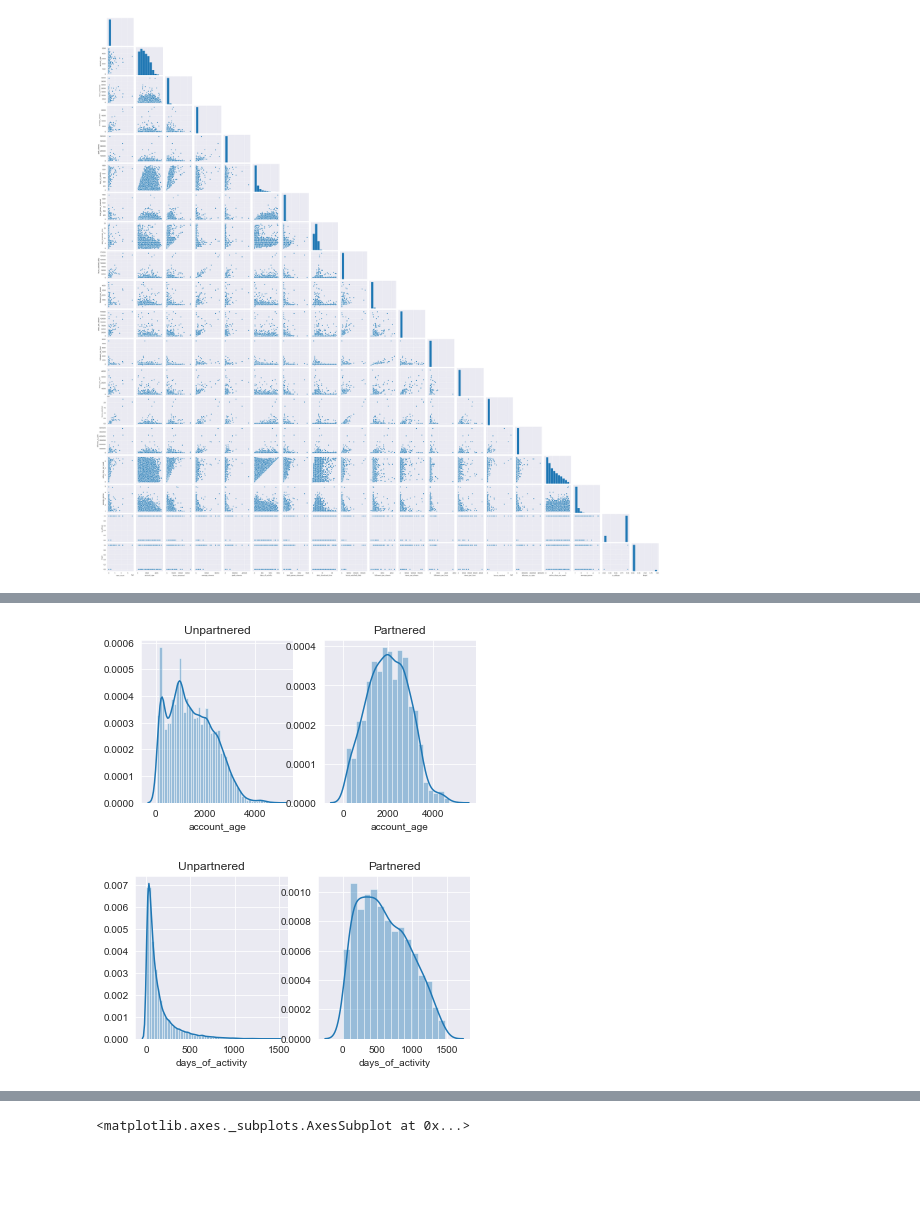
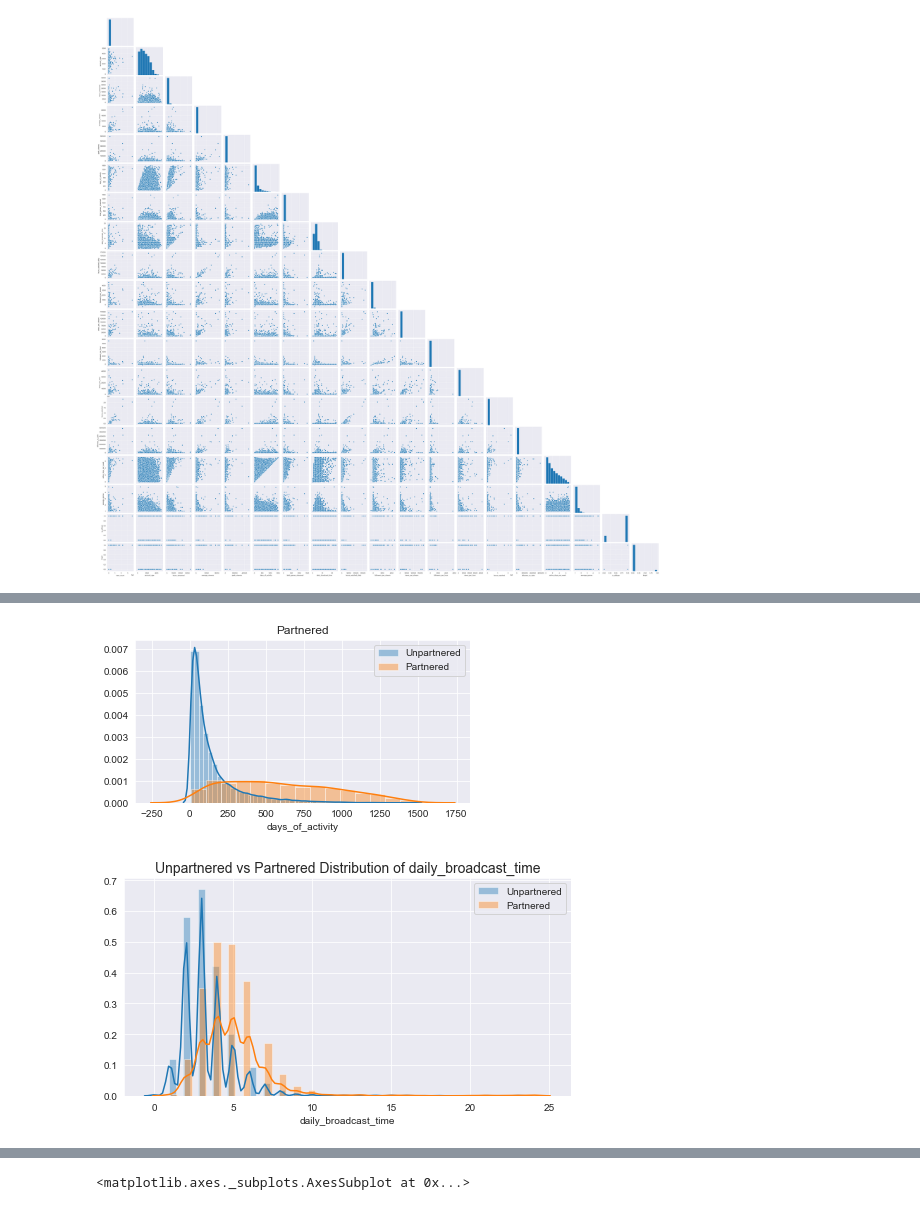
Before and after one commit to griffinhundley/streamer-analysis, a Jupyter notebook: Notebook.ipynb, the cells around one changed output, grey strips where cells are left out. Drawn from its saved outputs; the diff is of its cells as text; code cells hidden in the pictures; blank space fills up the shorter version.

Commit message:
added images and changes to readme

```diff
--- a/Notebook.ipynb
+++ b/Notebook.ipynb
@@ -148,8 +160,8 @@ bar_plot(column = 'account_age',
 # %%
 def hist_plot(column):
-    fig, (ax1, ax2) = plt.subplots(ncols=2, figsize = (6,3))
-    ax1.set_title('Unpartnered')
-    ax2.set_title('Partnered')
-    sns.distplot(df.loc[df.target == 0][column], ax = ax1)
-    sns.distplot(df.loc[df.target == 1][column], ax = ax2)
-    return
+    fig, ax = plt.subplots(figsize = (8,4))
+    ax.set_title(f'Unpartnered vs Partnered Distribution of {column}', fontsize = 14)
+    sns.distplot(df.loc[df.target == 0][column], ax = ax)
+    sns.distplot(df.loc[df.target == 1][column], ax = ax)
+    ax.legend(['Unpartnered', 'Partnered'])
+    return fig
@@ -156,8 +173,8 @@ def hist_plot(column):
 # %%
-hist_plot('account_age')
+hist_plot('days_of_activity');
 # %% [output]
-[figure, old version]
+[figure, new version]
 # %%
-hist_plot('days_of_activity')
+hist_plot('daily_broadcast_time');
 # %% [output]
-[figure, old version]
+[figure, new version]
```
Also changed, not shown: parts of 13 cells of this notebook, 9 other files.
